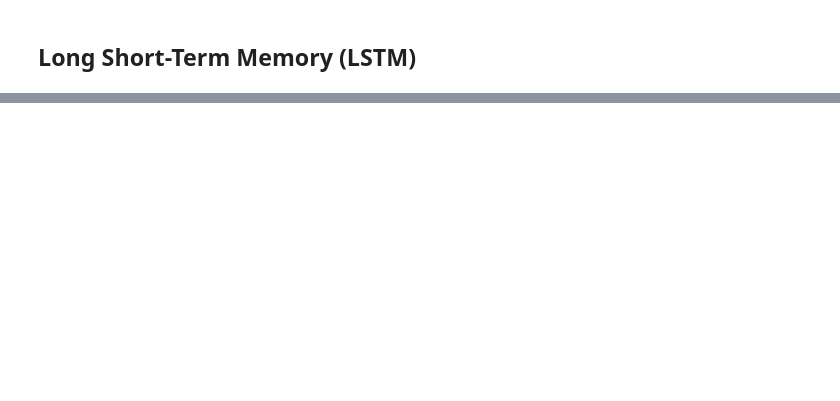
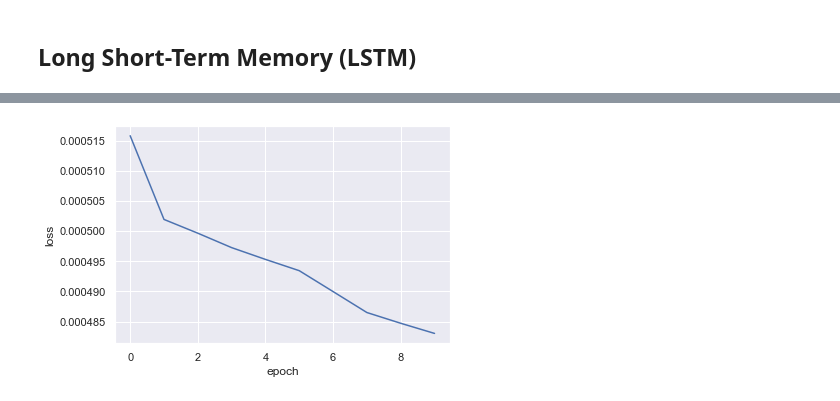
Before and after one commit to vickypar/tokyo_stock_exchange_prediction, a Jupyter notebook: machinelearning.ipynb, the cells around one changed output, grey strips where cells are left out. Cells and saved outputs as stored; diff of their text form; code cells hidden in the pictures; blank space fills up the shorter version.

```diff
--- a/machinelearning.ipynb
+++ b/machinelearning.ipynb
@@ -401,0 +891,16 @@ stk_data
+# %%
+loss = [5.1579e-04, 5.0193e-04, 4.9965e-04, 4.9726e-04, 4.9531e-04, 4.9344e-04, 4.8998e-04, 4.8651e-04, 4.8473e-04, 4.8305e-04]
+# %%
+def plot_loss(loss):
+    plt.plot(loss),
+    #plt.plot(valid_mae, label='validation mae')
+    plt.ylabel('loss')
+    plt.xlabel('epoch')
+    #plt.title('train vs. validation accuracy (mae)')
+    #plt.legend(loc='upper center', bbox_to_anchor=(0.5, -0.15), fancybox=True, shadow=False, ncol=
+    #2)
+    plt.show()
+# %%
+plot_loss(loss)
+# %% [output]
+[figure, added]
```
Also changed, not shown: parts of 78 cells of this notebook.
